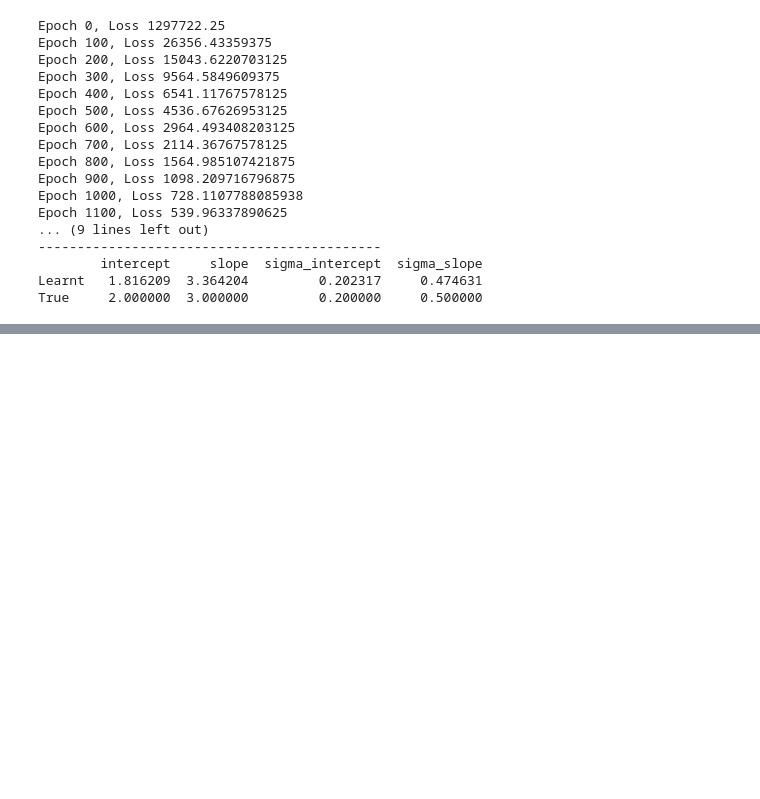
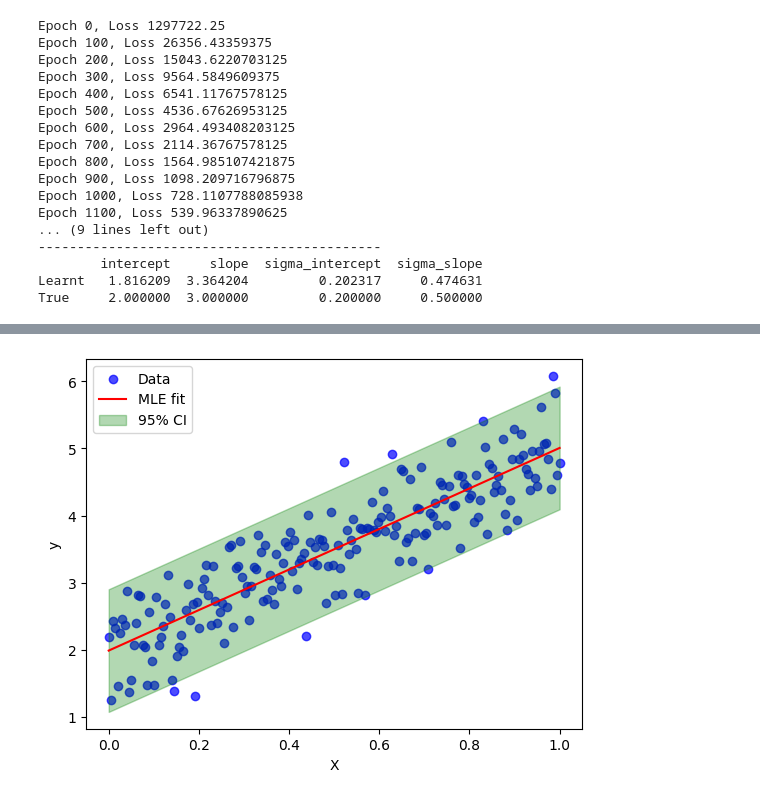
Before and after one commit to ksheersagaragrawal/LotteryTicketPruning, a Jupyter notebook: playTest/aleatoricLR.ipynb, the cells around one changed output, grey strips where cells are left out. Cells and saved outputs as stored; diff of their text form; code cells hidden in the pictures; blank space fills up the shorter version.

```diff
--- a/playTest/aleatoricLR.ipynb
+++ b/playTest/aleatoricLR.ipynb
@@ -200,0 +294,12 @@ plt.show()
+# %%
+# Plot the final line + confidence interval
+plt.scatter(X, y, label='Data', color='blue', alpha=0.7)
+plt.plot(X, theta1.item() * X + theta0.item(), label='MLE fit', color='red')
+plt.fill_between(X, theta1.item() * X + theta0.item() + 2 * std.item(), theta1.item() * X + theta0.item() - 2 * std.item(),
+                    label='95% CI', color='green', alpha=0.3)
+plt.xlabel('X')
+plt.ylabel('y')
+plt.legend()
+plt.show()
+# %% [output]
+[figure, added]
```
Also changed, not shown: parts of 4 cells of this notebook.
